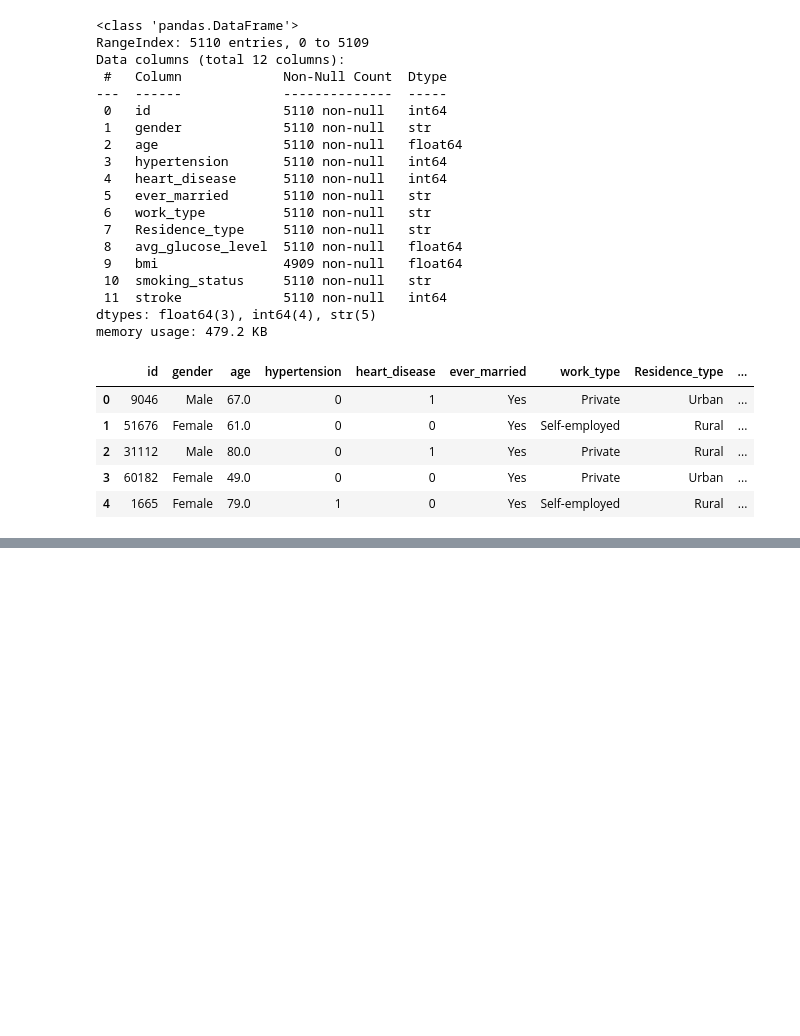
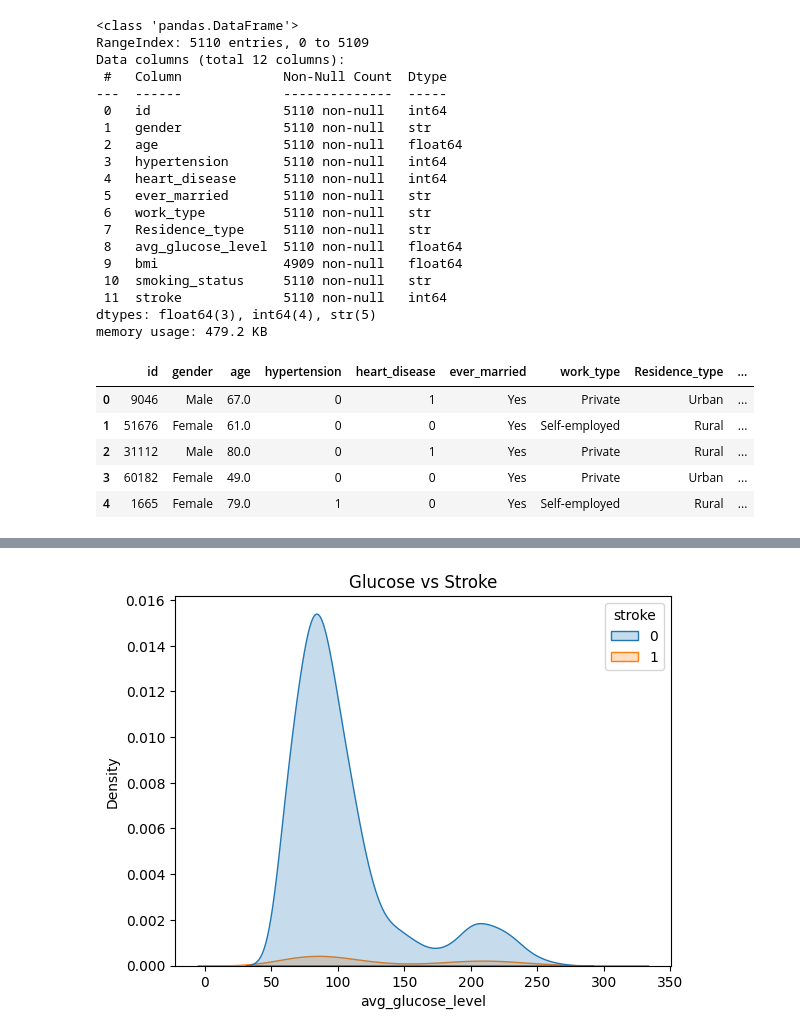
Before and after one commit to xuantruong369/HocMay, a Jupyter notebook: stroke.ipynb, the cells around one changed output, grey strips where cells are left out. Saved outputs shown, nothing was run; the diff lists cells and outputs as text; code cells hidden in the pictures; blank space fills up the shorter version.

```diff
--- a/stroke.ipynb
+++ b/stroke.ipynb
@@ -32,0 +104,8 @@ memory usage: 479.2 KB
+# %%
+# Glucose vs Stroke
+plt.figure()
+sns.kdeplot(data=df, x='avg_glucose_level', hue='stroke', fill=True)
+plt.title("Glucose vs Stroke")
+plt.show()
+# %% [output]
+[figure, added]
```
Also changed, not shown: parts of 39 cells of this notebook.
